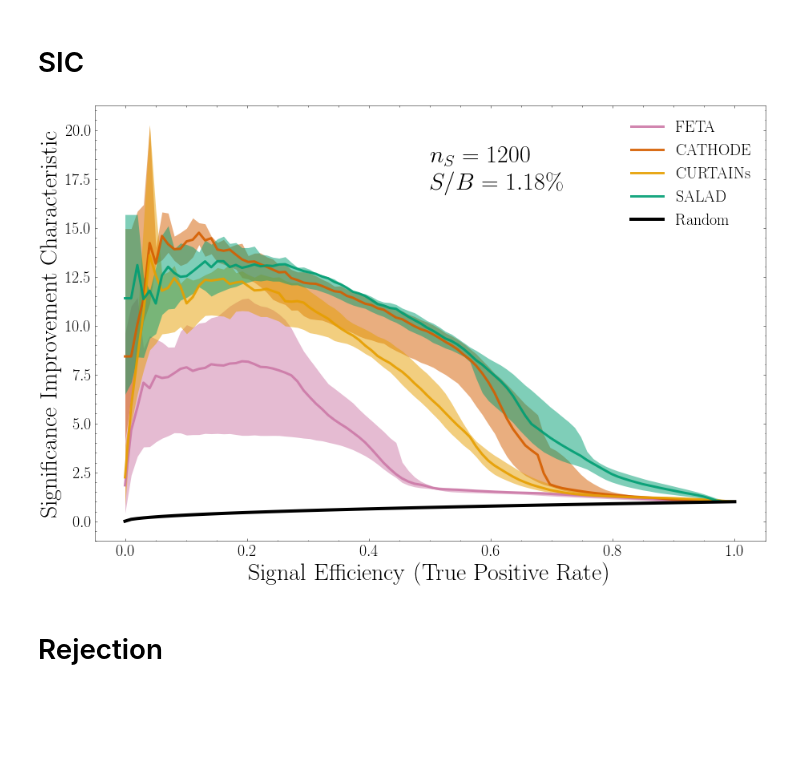
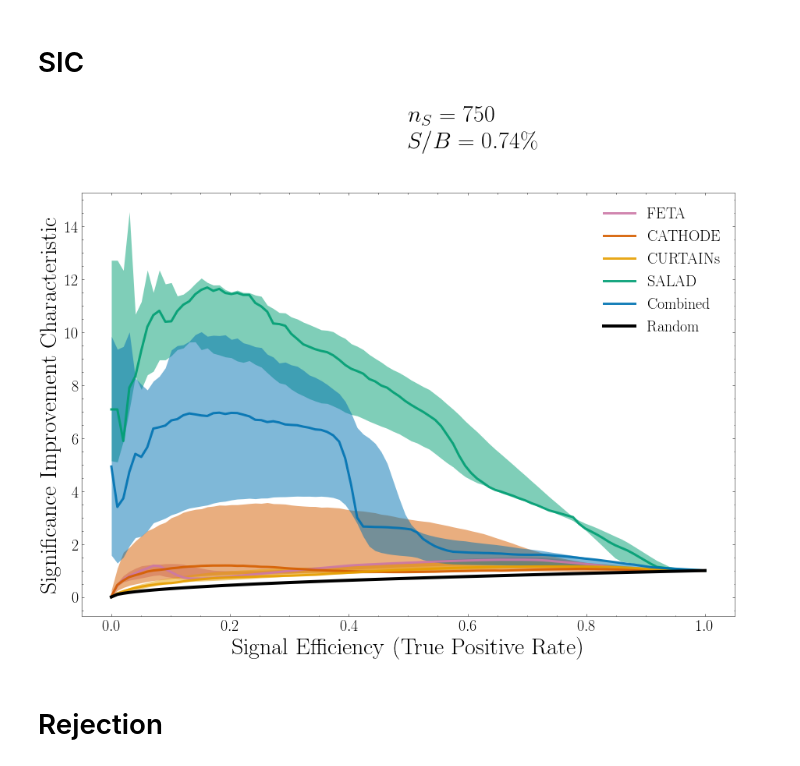
Before and after one commit to rmastand/synthetic_SM_AD, a Jupyter notebook: synthetic_samples_summary.ipynb, the cells around one changed output. Cells and saved outputs as stored; diff of their text form; code cells hidden in the pictures; blank space fills up the shorter version.

```diff
--- a/synthetic_samples_summary.ipynb
+++ b/synthetic_samples_summary.ipynb
@@ -15,7 +15,10 @@ dpi = 800
 results_dir = "/global/ml4hep/spss/rrmastandrea/synth_SM_AD/NF_results_SSS/"
 
 n_sig_inj = [0, 300, 500, 750, 1000, 1200, 1500, 2000, 2500, 3000]#, 3500, 4000, 4500, 5000]# 10000]
-seeds = [x for x in range(4)]
+n_sig_inj_SR = [0, 226, 376, 565, 753, 904, 1130, 1506, 1883, 2260]
+
+
+seeds = [x for x in range(3)]
 
 
 num_bkg_events = 340000
@@ -26,7 +29,7 @@ num_bkg_events = 340000
 x_axis = np.linspace(1e-5, 1, 100)
 
 
-keys = ["feta","cathode", "curtains", "salad"]
+keys = ["feta","cathode", "curtains", "salad", "combined"]
 
 
 rejections_dict = {k:{n:[] for n in n_sig_inj} for k in keys}
@@ -108,7 +111,7 @@ num_bkg = 101339
 # %%
 
 
-x_vals = [n / num_bkg for n in n_sig_inj]
+x_vals = [n / num_bkg for n in n_sig_inj_SR]
 
 
 fig = plt.figure(figsize = (15, 10))
@@ -154,5 +157,5 @@ plt.show()
 # %%
-for i, n in enumerate(n_sig_inj):
+for i, n in enumerate(n_sig_inj_SR):
 
     significance = n / np.sqrt(num_bkg)
 
@@ -160,7 +174,7 @@ for i, n in enumerate(n_sig_inj):
 # %% [markdown]
 # SIC
 # %%
-n_to_plot = [1200]
+n_to_plot = [750]
 
 for n in n_to_plot:
 
@@ -171,34 +185,36 @@ for n in n_to_plot:
 
         plt.plot(x_axis, med_sics_dict[k][n][0], label = labels_dict[k], color = colors_dict[k], linewidth = l, alpha = alpha + 0.4)
 
 
         plt.fill_between(x_axis, med_sics_dict[k][n][1],
                          med_sics_dict[k][n][2],
                          alpha = alpha, color = colors_dict[k], linewidth = 0)
 
 
     plt.plot(x_axis, x_axis/np.sqrt(x_axis), label = "Random", color = "black", linewidth = l+1)
+
+    ind = nu.index(n)
 
     plt.text(0.5, 17, f"$n_S = {n}$\n$S/B = {np.round(100*n/num_bkg, 2)}\%$", fontsize = f_2)
 
     """
     handles, labels = plt.gca().get_legend_handles_labels()
     order = [0, 4, 1, 2, 3]
     plt.legend([handles[idx] for idx in order],[labels[idx] for idx in order],fontsize = f_1)
     """
 
     plt.legend(fontsize = f_1)
 
     plt.xlabel("Signal Efficiency (True Positive Rate)", fontsize = f_2)
     plt.ylabel("Significance Improvement Characteristic", fontsize = f_2)
     plt.tick_params(axis='both', which='major', labelsize=f_1)
     #plt.title(f"Num injected events: {n}")
 
     #fig.savefig(f"paper_plots/sic_{n}.pdf", dpi = dpi)
 
     plt.show()
 # %% [output]
-[figure, old version]
+[figure, new version]
 # %% [markdown]
 # Rejection
 # %%
```
Also changed, not shown: parts of 4 cells of this notebook.
